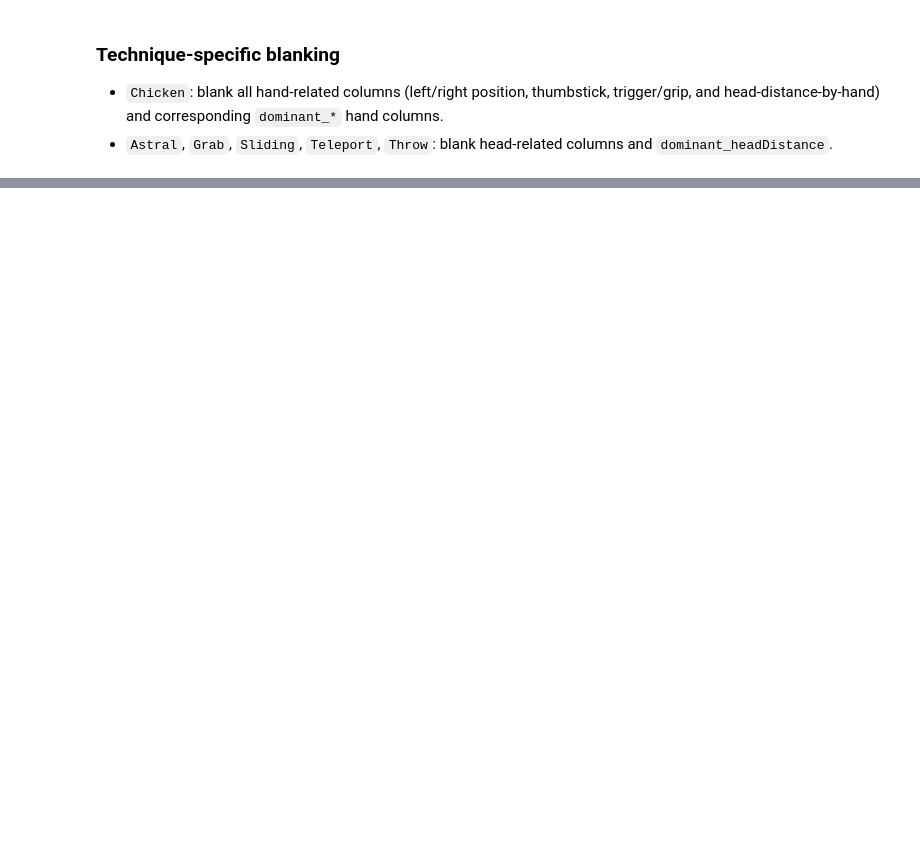
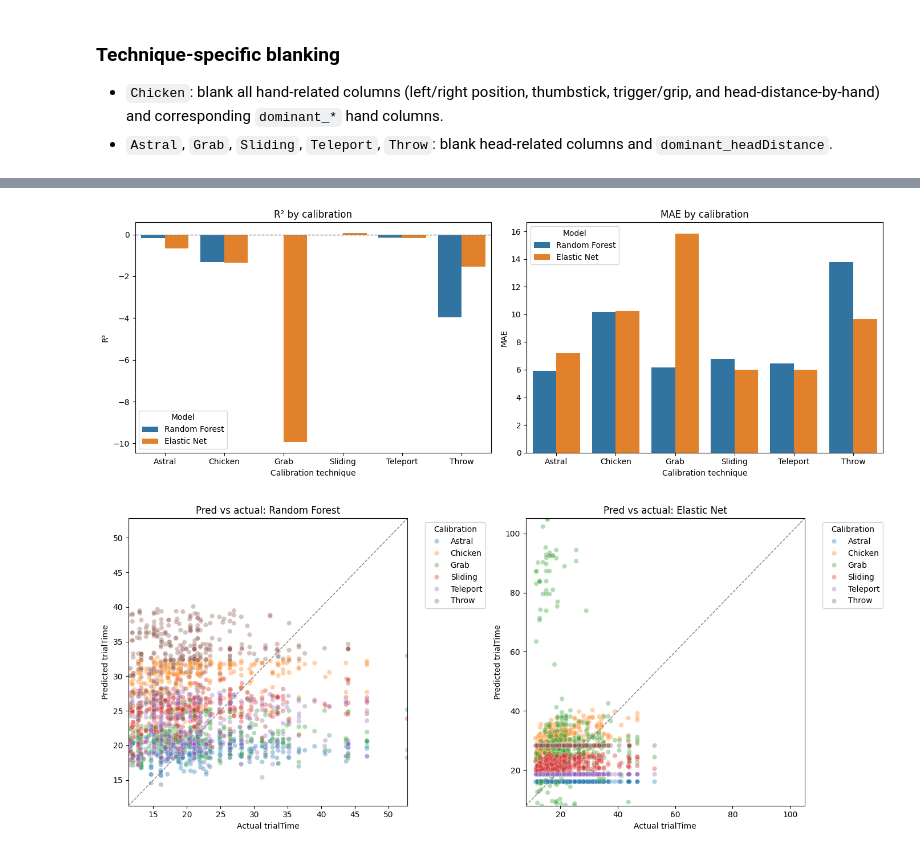
Before and after one commit to A-l-an/IOTA5002-Data-driven-Modeling-Final, a Jupyter notebook: data_cleaning.ipynb, the cells around one changed output, grey strips where cells are left out. Cells and saved outputs as stored; diff of their text form; code cells hidden in the pictures; blank space fills up the shorter version.

Commit message:
fail(model): negative points

```diff
--- a/data_cleaning.ipynb
+++ b/data_cleaning.ipynb
@@ -181,0 +512,54 @@ Saved cleaned data to data_cleaned.csv without adding dominant-hand feature colu
+# %%
+combined_summary = pd.concat([
+    rf_summary.assign(model="Random Forest"),
+    enet_summary.assign(model="Elastic Net"),
+])
+
+fig, axes = plt.subplots(1, 2, figsize=(14, 5))
+sns.barplot(data=combined_summary, x="calibration", y="r2", hue="model", ax=axes[0])
+axes[0].set_title("R² by calibration")
+axes[0].set_ylabel("R²")
+axes[0].set_xlabel("Calibration technique")
+axes[0].axhline(0, color="gray", linestyle="--", linewidth=1)
+axes[0].legend(title="Model")
+
+sns.barplot(data=combined_summary, x="calibration", y="mae", hue="model", ax=axes[1])
+axes[1].set_title("MAE by calibration")
+axes[1].set_ylabel("MAE")
+axes[1].set_xlabel("Calibration technique")
+axes[1].legend(title="Model")
+plt.tight_layout()
+plt.show()
+
+rf_predictions["model"] = "Random Forest"
+enet_predictions["model"] = "Elastic Net"
+combined_predictions = pd.concat([rf_predictions, enet_predictions], ignore_index=True)
+
+fig, axes = plt.subplots(1, 2, figsize=(14, 6))
+for ax, model_name in zip(axes, ["Random Forest", "Elastic Net"]):
+    subset = combined_predictions[combined_predictions["model"] == model_name]
+    lims = [
+        min(subset["actual"].min(), subset["predicted"].min()),
+        max(subset["actual"].max(), subset["predicted"].max()),
+    ]
+    sns.scatterplot(
+        data=subset,
+        x="actual",
+        y="predicted",
+        hue="calibration",
+        alpha=0.35,
+        ax=ax,
+    )
+    ax.plot(lims, lims, linestyle="--", color="gray", linewidth=1)
+    ax.set_xlim(lims)
+    ax.set_ylim(lims)
+    ax.set_title(f"Pred vs actual: {model_name}")
+    ax.set_xlabel("Actual trialTime")
+    ax.set_ylabel("Predicted trialTime")
+    ax.legend(title="Calibration", bbox_to_anchor=(1.05, 1), loc="upper left")
+
+plt.tight_layout()
+plt.show()
+# %% [output]
+[figure, added]
+[figure, added]
```
Also changed, not shown: parts of 16 cells of this notebook, 3 other files.
